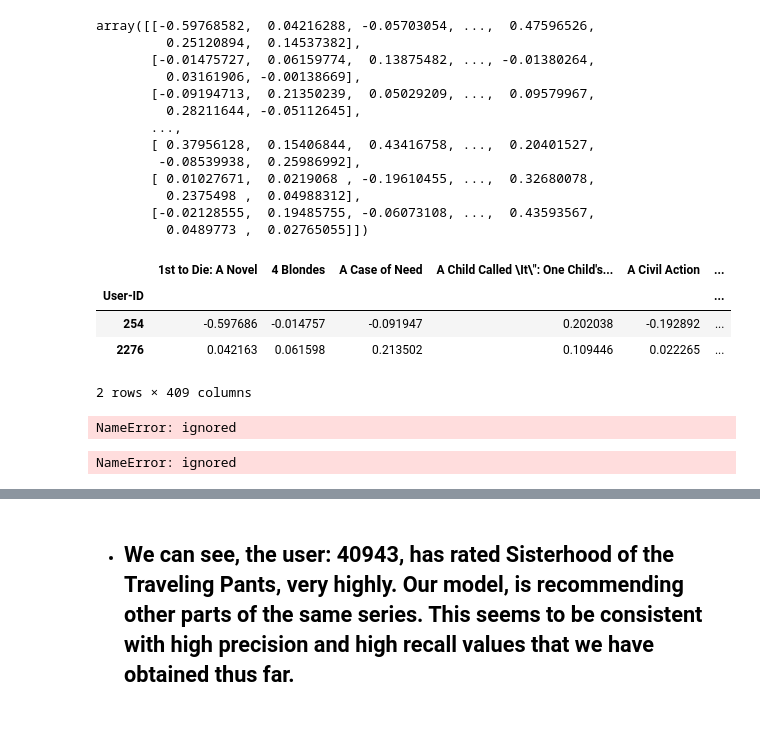
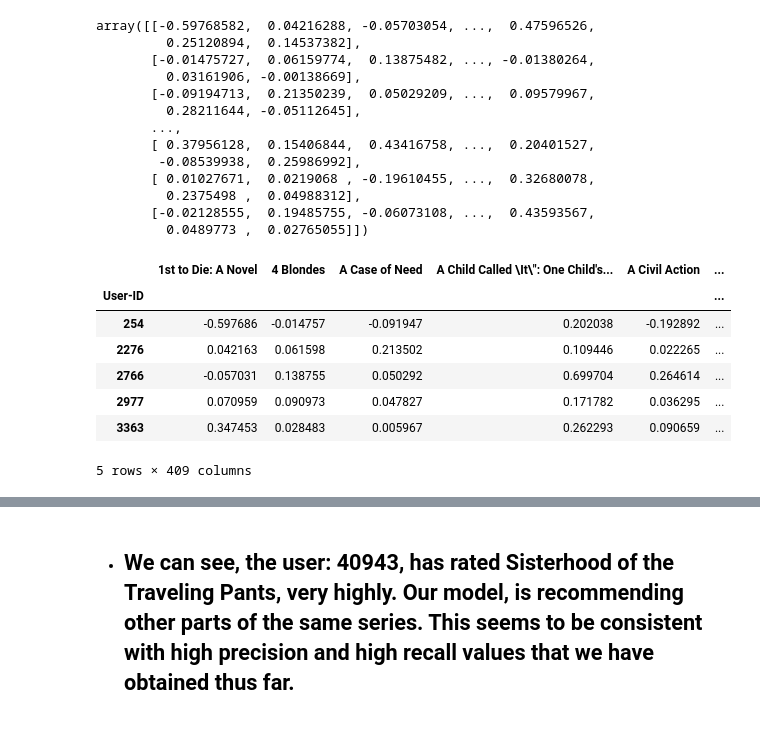
Before and after one commit to Navneet-Nicer/Book-Recommendation-System, a Jupyter notebook: Unsupervised_ML_Book_Recommendation_System.ipynb, the cells around one changed output, grey strips where cells are left out. Saved outputs shown, nothing was run; the diff lists cells and outputs as text; code cells hidden in the pictures.

```diff
--- a/Unsupervised_ML_Book_Recommendation_System.ipynb
+++ b/Unsupervised_ML_Book_Recommendation_System.ipynb
@@ -828,3 +828,6 @@ final_ratings = filtered_rating[filtered_rating['Book-Title'].isin(famous_books)
 # %%
 #Applying Pivot table on final_ratings dataframe
 pt = final_ratings.pivot_table(index='Book-Title',columns='User-ID',values='Book-Rating')
+# %%
+users_ids = list(pt.index)
+users_ids[:5]
@@ -924,10 +933,13 @@ array([[-0.59768582,  0.04216288, -0.05703054, ...,  0.47596526,
 # %%
 #Converting the reconstructed matrix back to a Pandas dataframe
 cf_preds_df = pd.DataFrame(all_user_predicted_ratings, columns = pt.columns, index=users_ids).transpose()
-cf_preds_df.head(2)
+cf_preds_df.head(5)
 # %% [output]
 |  | 1st to Die: A Novel | 4 Blondes | A Case of Need | A Child Called \It\": One Child's... | A Civil Action | ... |
 | User-ID |  |  |  |  |  | ... |
 | 254 | -0.597686 | -0.014757 | -0.091947 | 0.202038 | -0.192892 | ... |
 | 2276 | 0.042163 | 0.061598 | 0.213502 | 0.109446 | 0.022265 | ... |
+| 2766 | -0.057031 | 0.138755 | 0.050292 | 0.699704 | 0.264614 | ... |
+| 2977 | 0.070959 | 0.090973 | 0.047827 | 0.171782 | 0.036295 | ... |
+| 3363 | 0.347453 | 0.028483 | 0.005967 | 0.262293 | 0.090659 | ... |
-2 rows × 409 columns
+5 rows × 409 columns
@@ -965,11 +945,0 @@ cf_recommender_model = CFRecommender(cf_preds_df, items_df=df_merged_updated)
-# %%
-#Indexing by personId to speed up the searches during evaluation
-interactions_full_indexed_df = interactions_full_df.set_index('User-ID')
-interactions_train_indexed_df = interactions_train_df.set_index('User-ID')
-interactions_test_indexed_df = interactions_test_df.set_index('User-ID')
-# %% [output]
-NameError: ignored
-# %%
-interactions_test_indexed_df.head()
-# %% [output]
-NameError: ignored
```
Also changed, not shown: parts of 10 cells of this notebook.
